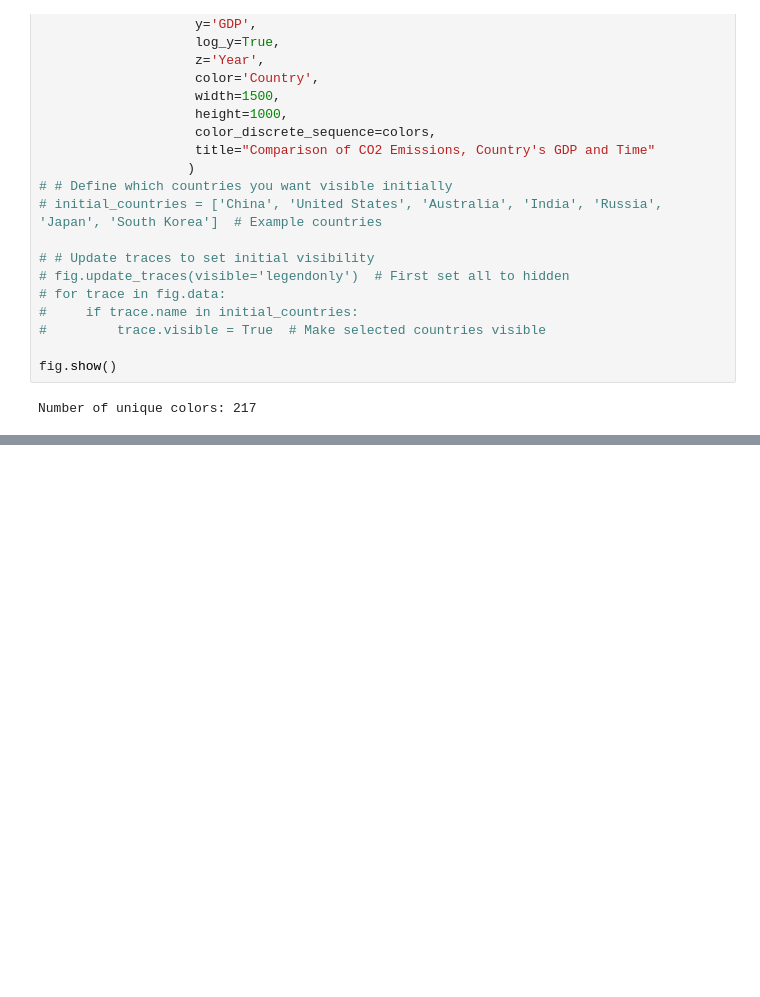
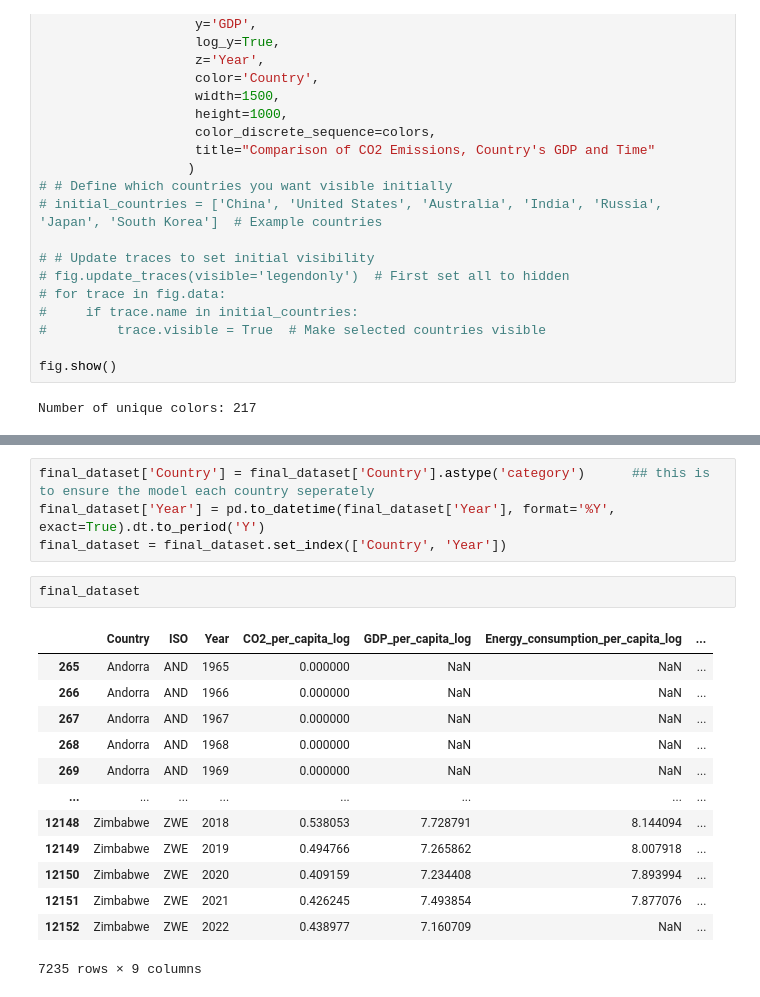
Before and after one commit to footparth/CO2_emissions_tracker, a Jupyter notebook: main.ipynb, the cells around one changed output, grey strips where cells are left out. Cells and saved outputs as stored; diff of their text form; blank space fills up the shorter version.

```diff
--- a/main.ipynb
+++ b/main.ipynb
@@ -398,0 +719,20 @@ fig.show()
+# %%
+final_dataset['Country'] = final_dataset['Country'].astype('category')      ## this is to ensure the model each country seperately
+final_dataset['Year'] = pd.to_datetime(final_dataset['Year'], format='%Y', exact=True).dt.to_period('Y')
+final_dataset = final_dataset.set_index(['Country', 'Year'])
+# %%
+final_dataset
+# %% [output]
+|  | Country | ISO | Year | CO2_per_capita_log | GDP_per_capita_log | Energy_consumption_per_capita_log | ... |
+| 265 | Andorra | AND | 1965 | 0.000000 | NaN | NaN | ... |
+| 266 | Andorra | AND | 1966 | 0.000000 | NaN | NaN | ... |
+| 267 | Andorra | AND | 1967 | 0.000000 | NaN | NaN | ... |
+| 268 | Andorra | AND | 1968 | 0.000000 | NaN | NaN | ... |
+| 269 | Andorra | AND | 1969 | 0.000000 | NaN | NaN | ... |
+| ... | ... | ... | ... | ... | ... | ... | ... |
+| 12148 | Zimbabwe | ZWE | 2018 | 0.538053 | 7.728791 | 8.144094 | ... |
+| 12149 | Zimbabwe | ZWE | 2019 | 0.494766 | 7.265862 | 8.007918 | ... |
+| 12150 | Zimbabwe | ZWE | 2020 | 0.409159 | 7.234408 | 7.893994 | ... |
+| 12151 | Zimbabwe | ZWE | 2021 | 0.426245 | 7.493854 | 7.877076 | ... |
+| 12152 | Zimbabwe | ZWE | 2022 | 0.438977 | 7.160709 | NaN | ... |
+7235 rows × 9 columns
```
Also changed, not shown: parts of 20 cells of this notebook, 10 other files.
